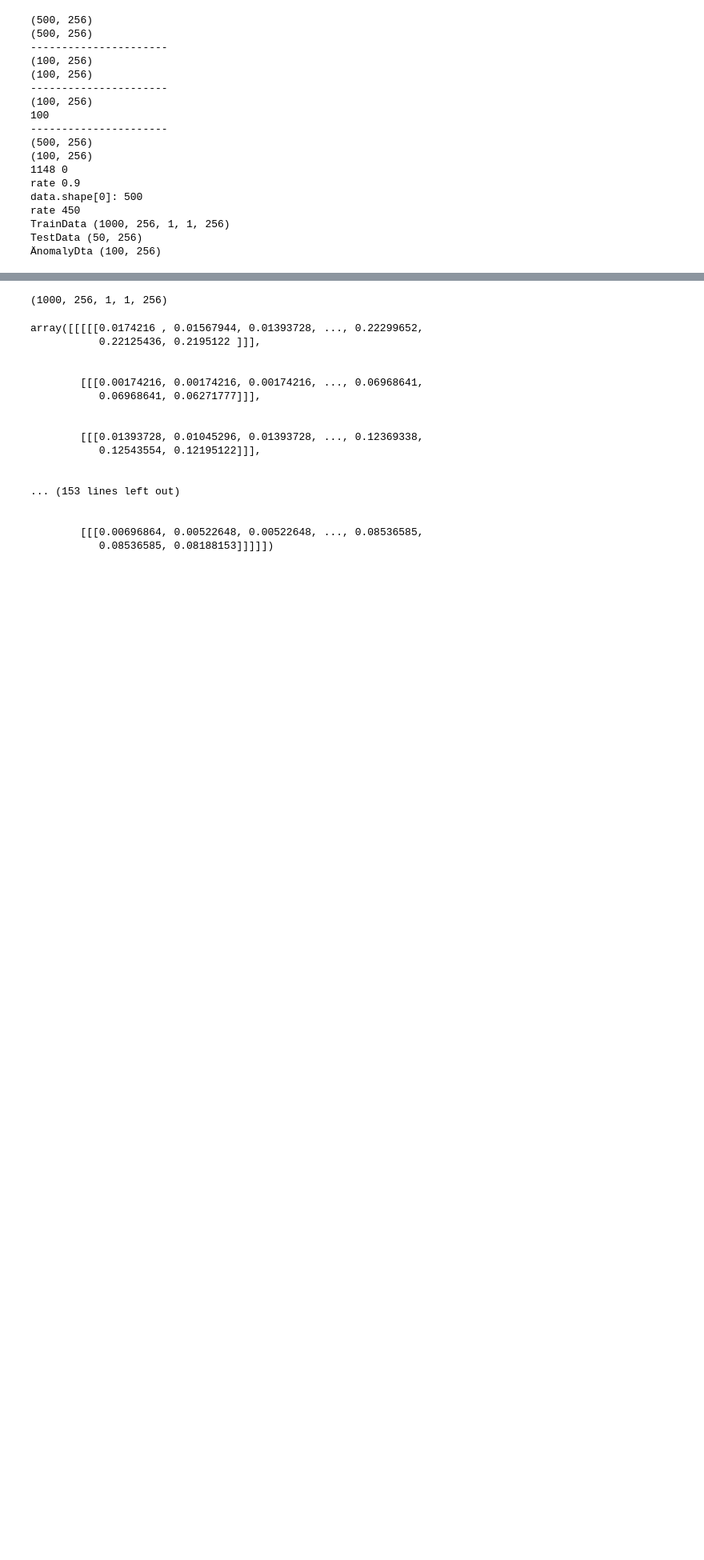
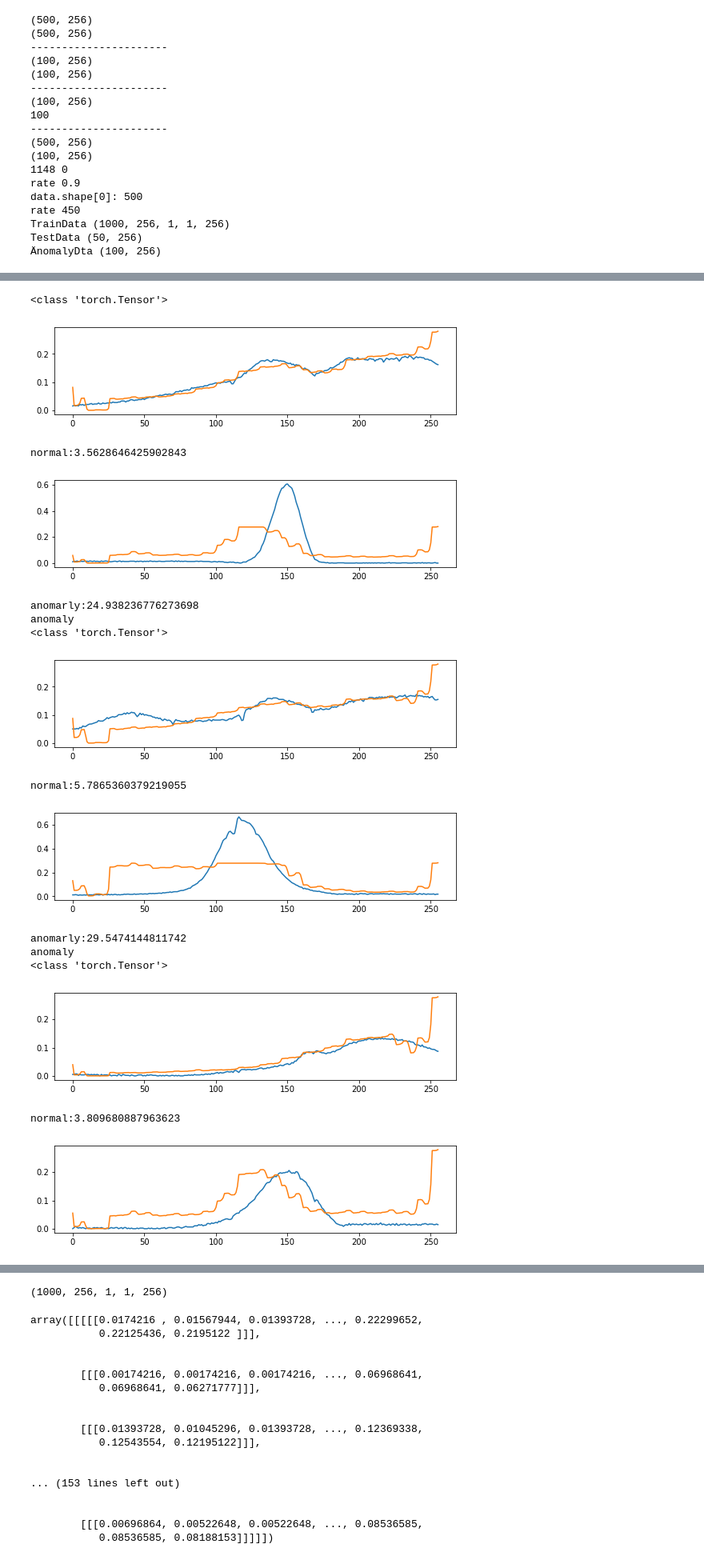
Before and after one commit to YukiHorikawaa/AutoEncoder, a Jupyter notebook: 20211203.ipynb, the cells around one changed output, grey strips where cells are left out. Shown at 80% size. Drawn from its saved outputs; the diff is of its cells as text; code cells hidden in the pictures; blank space fills up the shorter version.

```diff
--- a/20211203.ipynb
+++ b/20211203.ipynb
@@ -93,15 +95,3 @@ Loss:0.0007
 model_name = "newmodel"
 ModelEdit = mainmodel.Modeledit("syuron")
 ModelEdit.save_model(model, model_name)
-# %%
-
-Dataset = dataset.dataset("Obrid_AE", "data")
-Dataset.concat_data("sample_data",500)
-Dataset = dataset.dataset("Obrid_AE", "test")
-print("----------------------")
-Dataset.concat_data("sample_test",100)
-print("----------------------")
-data = Dataset.read_savedata("sample_test")
-print(data.shape[0])
-print("----------------------")
-data, test_data , anomaly_data= Dataset.read_traindata("sample_data", "sample_test", 1000, 256, 1)
@@ -126,0 +98,50 @@ TestData (50, 256)
+# %%
+# num = 5
+
+for i in range(anomaly_data.shape[0]):
+    if i % 10 == 0:
+        data0 =  torch.from_numpy((test_data[i]).astype(np.float32)).clone()
+        test0 =  torch.from_numpy((anomaly_data[i]).astype(np.float32)).clone()
+        print(type(data0))
+        plt.figure(figsize=(9, 2))
+        # data = data0.numpy()
+        data = data0[np.newaxis, np.newaxis, :]
+        recon = model(data).detach().numpy()
+        plt.plot(data0.numpy())
+        plt.plot(recon.flatten())
+        plt.show()
+
+        anomalypoint=sum(abs(recon.flatten()-data0.numpy()))
+        print("normal:"+str(anomalypoint))
+        if(anomalypoint>10):
+            print("anomaly")
+
+        plt.figure(figsize=(9, 2))
+        # data = test0.numpy()
+        data = test0[np.newaxis, np.newaxis, :]
+        recon = model(data).detach().numpy()
+        plt.plot(test0.numpy(),label="testdata")
+        plt.plot(recon.flatten(),label="recondata")
+        plt.show()
+
+        anomalypoint=sum(abs(recon.flatten()-test0.numpy()))
+        print("anomarly:"+str(anomalypoint))
+        if(anomalypoint>10):
+            print("anomaly")
+# %% [output]
+<class 'torch.Tensor'>
+[figure, added]
+normal:3.5628646425902843
+[figure, added]
+anomarly:24.938236776273698
+anomaly
+<class 'torch.Tensor'>
+[figure, added]
+normal:5.7865360379219055
+[figure, added]
+anomarly:29.5474144811742
+anomaly
+<class 'torch.Tensor'>
+[figure, added]
+normal:3.809680887963623
+[figure, added]
```
Also changed, not shown: parts of 15 cells of this notebook, 9 other files.
